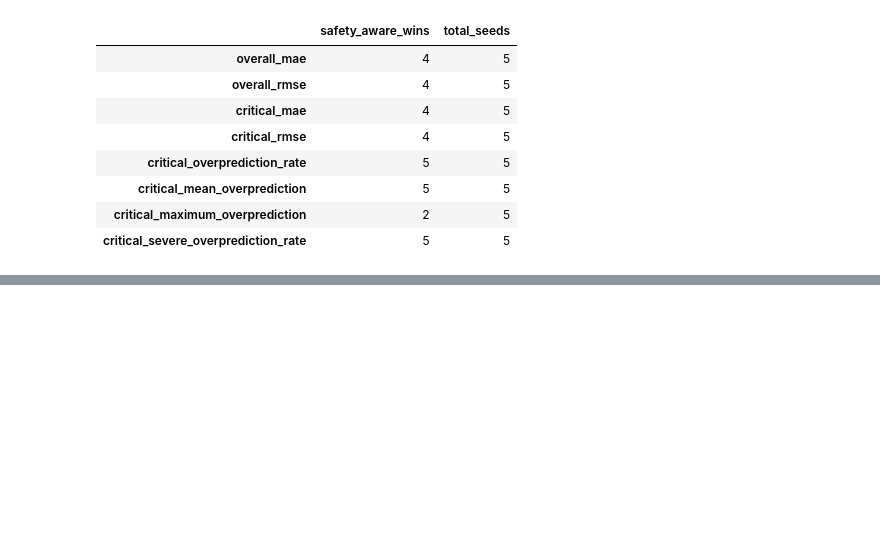
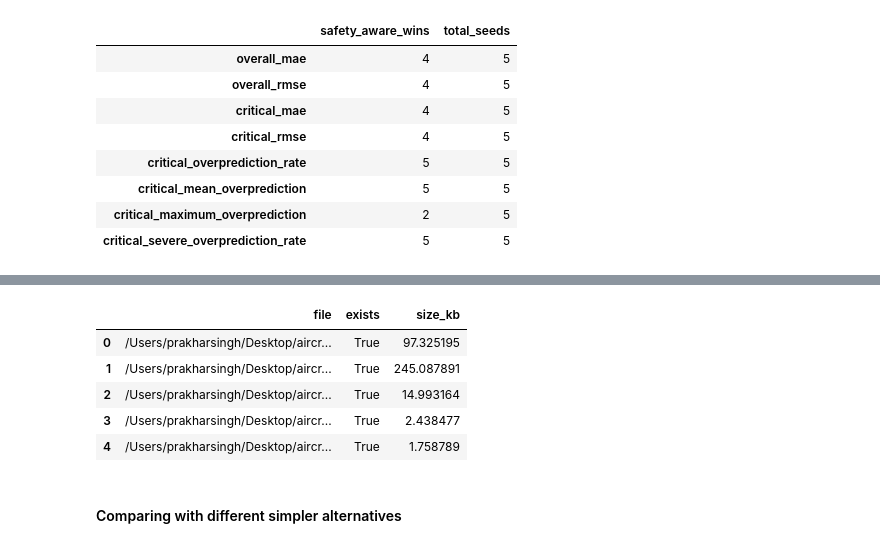
Before and after one commit to iamprakhar10/aircraft-rul-predictor, a Jupyter notebook: notebooks/03_fd004.ipynb, the cells around one changed output, grey strips where cells are left out. Saved outputs shown, nothing was run; the diff lists cells and outputs as text; code cells hidden in the pictures; blank space fills up the shorter version.

```diff
--- a/notebooks/03_fd004.ipynb
+++ b/notebooks/03_fd004.ipynb
@@ -3133,0 +4519,49 @@ display(
+# %%
+# ============================================================
+# Verify saved project files
+# ============================================================
+
+saved_files = [
+    MODEL_PATH,
+    PREPROCESSING_PATH,
+    PREDICTIONS_PATH,
+    METRICS_PATH,
+    ROBUSTNESS_RESULTS_PATH,
+]
+
+saved_file_rows = []
+
+for saved_path in saved_files:
+    saved_file_rows.append({
+        "file": str(
+            saved_path.resolve()
+        ),
+        "exists": saved_path.exists(),
+        "size_kb": (
+            saved_path.stat().st_size
+            / 1024
+            if saved_path.exists()
+            else None
+        ),
+    })
+
+saved_files_df = pd.DataFrame(
+    saved_file_rows
+)
+
+display(
+    saved_files_df
+)
+
+assert saved_files_df[
+    "exists"
+].all()
+# %% [output]
+|  | file | exists | size_kb |
+| 0 | /Users/prakharsingh/Desktop/aircr... | True | 97.325195 |
+| 1 | /Users/prakharsingh/Desktop/aircr... | True | 245.087891 |
+| 2 | /Users/prakharsingh/Desktop/aircr... | True | 14.993164 |
+| 3 | /Users/prakharsingh/Desktop/aircr... | True | 2.438477 |
+| 4 | /Users/prakharsingh/Desktop/aircr... | True | 1.758789 |
+# %% [markdown]
+#### Comparing with different simpler alternatives
```
Also changed, not shown: parts of 20 cells of this notebook, 5 other files.
